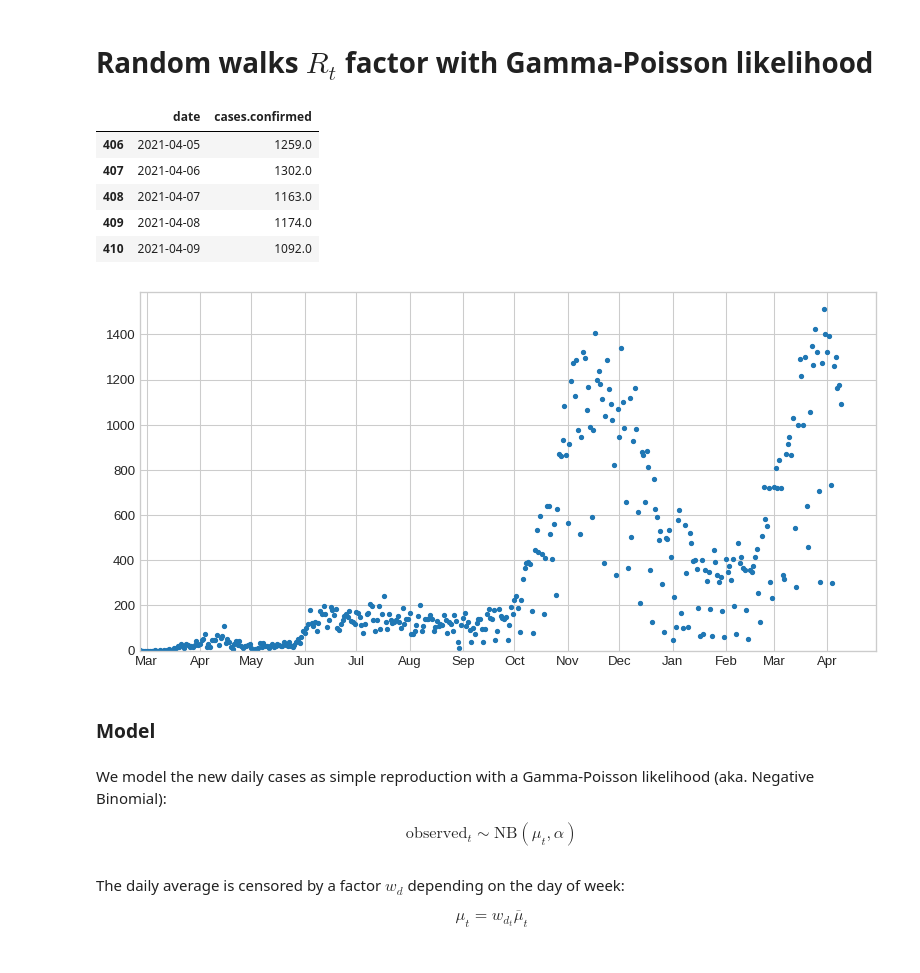
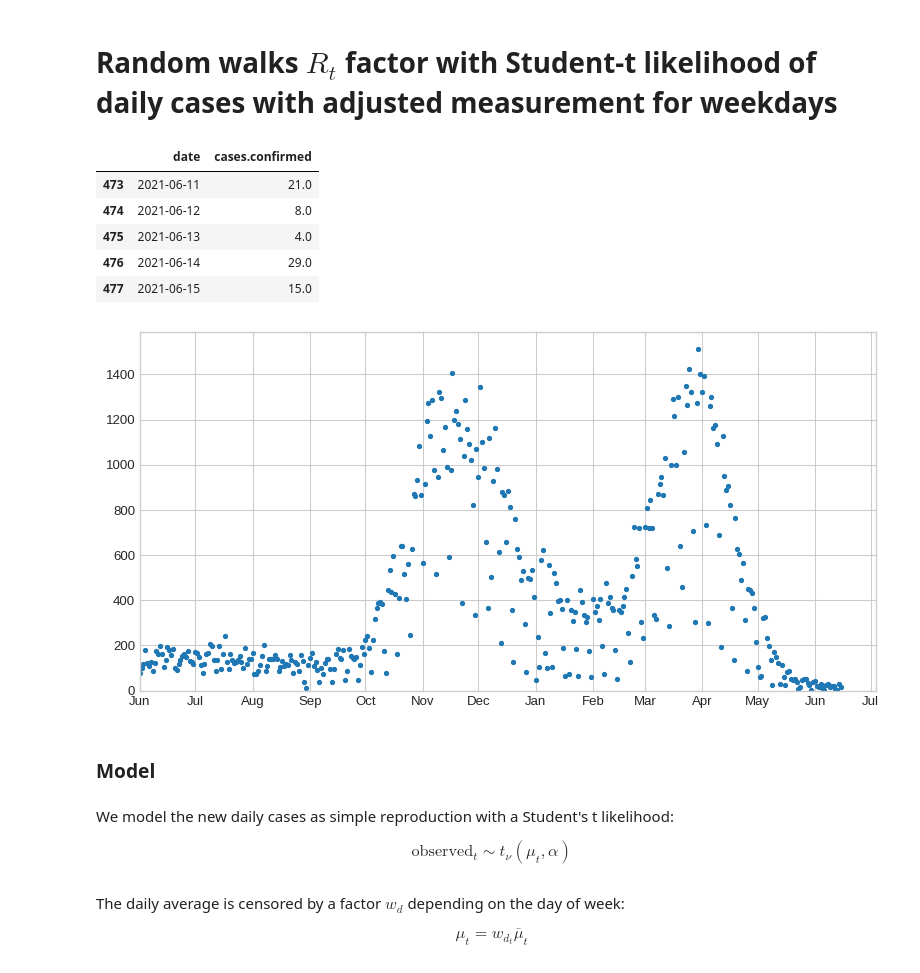
Before and after one commit to petrushev/bayesian-modeling, a Jupyter notebook: 07 covid19/simple-MK.ipynb, the cells around one changed output. Cells and saved outputs as stored; diff of their text form; code cells hidden in the pictures.

```diff
--- a/07 covid19/simple-MK.ipynb
+++ b/07 covid19/simple-MK.ipynb
@@ -1,5 +1,5 @@
 # %% [markdown]
-# Random walks $R_t$ factor with Gamma-Poisson likelihood
+# Random walks $R_t$ factor with Student-t likelihood of daily cases with adjusted measurement for weekdays
 # %%
 from datetime import date
 import locale
@@ -17,28 +18,28 @@ plt.rcParams.update({'figure.figsize': [10, 5], 'figure.dpi': 95})
 # %%
 data = pd.read_csv('https://raw.githubusercontent.com/treker-mk/data/master/csv/stats.csv')
 data = data.assign(date = pd.to_datetime(data.date))
-data = data[data.day >= 0]
+data = data[data.date.dt.date >= date(2020, 6, 1)]
 data.tail(5)[['date', 'cases.confirmed']]
 # %% [output]
 |  | date | cases.confirmed |
-| 406 | 2021-04-05 | 1259.0 |
-| 407 | 2021-04-06 | 1302.0 |
-| 408 | 2021-04-07 | 1163.0 |
-| 409 | 2021-04-08 | 1174.0 |
-| 410 | 2021-04-09 | 1092.0 |
+| 473 | 2021-06-11 | 21.0 |
+| 474 | 2021-06-12 | 8.0 |
+| 475 | 2021-06-13 | 4.0 |
+| 476 | 2021-06-14 | 29.0 |
+| 477 | 2021-06-15 | 15.0 |
 # %%
 plt.scatter(data.date, data['cases.confirmed'], marker='.')
 plt.gca().set(ylim=(-1, None), xlim=(data.date.min(), None))
 plt.gca().xaxis.set_major_locator(mdates.MonthLocator())
 plt.gca().xaxis.set_major_formatter(mdates.DateFormatter('%b'))
 # %% [output]
-[figure, old version]
+[figure, new version]
 # %% [markdown]
 ### Model
 # %% [markdown]
-We model the new daily cases as simple reproduction with a Gamma-Poisson likelihood (aka. Negative Binomial):
+We model the new daily cases as simple reproduction with a Student's t likelihood:
 
-$$ \text{observed}_t \sim \text{NB}(\mu_t, \alpha) $$
+$$ \text{observed}_t \sim t_\nu(\mu_t, \alpha) $$
 # %% [markdown]
 The daily average is censored by a factor $ w_d $  depending on the day of week:
 
```
Also changed, not shown: parts of 16 cells of this notebook, 3 other files.
